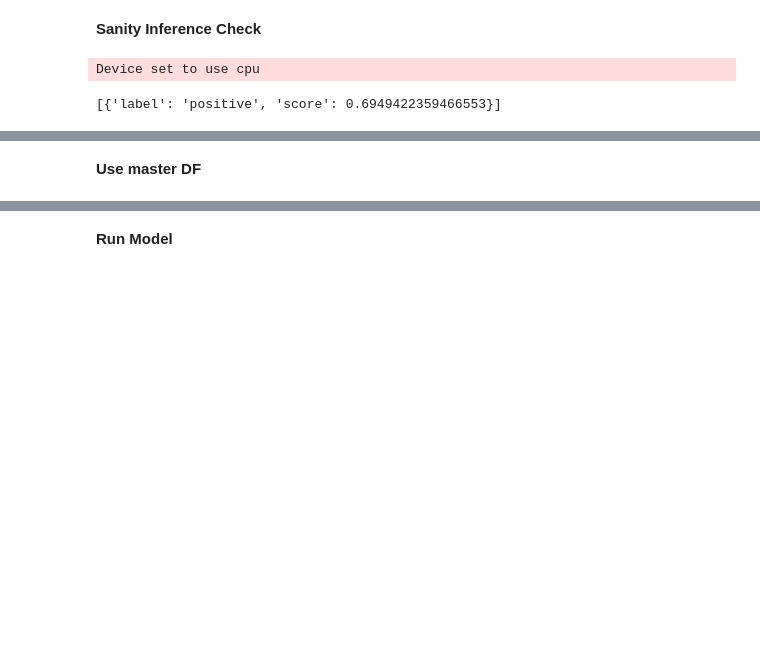
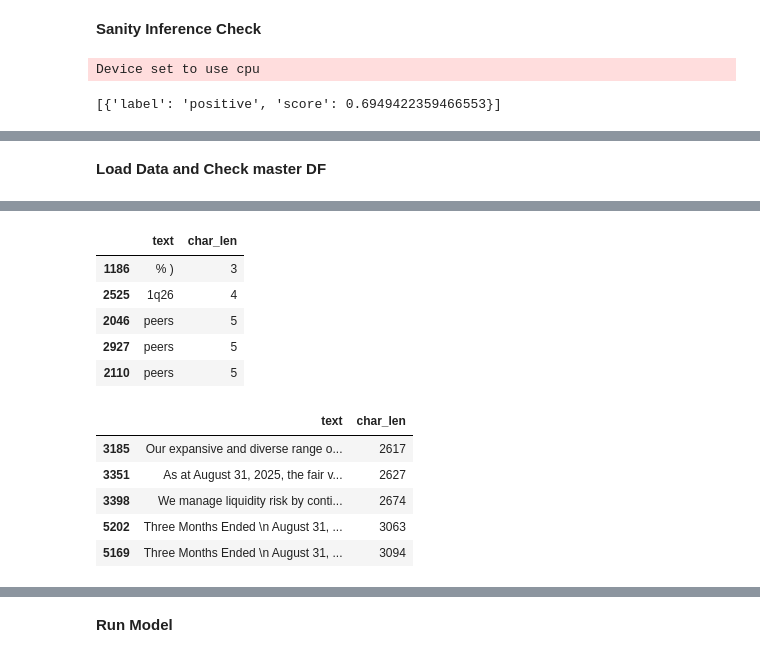
Before and after one commit to SimonKurono/scmc-2025, a Jupyter notebook: nlp/finbert.ipynb, the cells around one changed output, grey strips where cells are left out. Saved outputs shown, nothing was run; the diff lists cells and outputs as text; code cells hidden in the pictures; blank space fills up the shorter version.

Commit message:
Loaded master corpus, needs duplicate removal

```diff
--- a/nlp/finbert.ipynb
+++ b/nlp/finbert.ipynb
@@ -115,7 +33,67 @@ print(master.head())
 # %% [markdown]
-**Use master DF**
+**Load Data and Check master DF**
 # %%
+from collections import Counter
+import re
+import pandas as pd
+master = pd.read_csv('./processed_data/final/master_corpus.csv')
+#Check rows and validate final dataset
 print(master.head())
+print(master["ticker"].unique())
 
-#run finbert
+df = master.copy()
+TEXT_COL = "text"   # change if needed
+
+assert TEXT_COL in df.columns, f"Missing column: {TEXT_COL}"
+
+# --- basic integrity ---
+print("Rows:", len(df))
+print("Columns:", list(df.columns))
+
+# enforce string + fill NaNs
+df[TEXT_COL] = df[TEXT_COL].astype(str).fillna("")
+
+# --- empty / whitespace detection ---
+df["is_empty"] = df[TEXT_COL].str.strip().eq("")
+print("\nEmpty rows:", df["is_empty"].sum())
+
+# --- extremely short fragments ---
+df["char_len"] = df[TEXT_COL].str.len()
+print("Rows < 20 chars:", (df["char_len"] < 20).sum())
+
+# --- extremely long rows (will truncate at 512 tokens) ---
+print("Rows > 2000 chars:", (df["char_len"] > 2000).sum())
+print("Max length:", df["char_len"].max())
+
+# peek at extremes
+display(df.sort_values("char_len").head(5)[[TEXT_COL,"char_len"]])
+display(df.sort_values("char_len").tail(5)[[TEXT_COL,"char_len"]])
+
+# --- duplicate detection ---
+dup_rows = df.duplicated(subset=[TEXT_COL]).sum()
+print("\nDuplicate text rows:", dup_rows)
+
+# --- repeated boilerplate detector (top 10 repeated snippets) ---
+most_common = Counter(df[TEXT_COL]).most_common(10)
+print("\nMost repeated texts:")
+for t, c in most_common:
+    if c > 5:
+        print(f"  {c}x ->", t[:120].replace("\n"," ") + "...")
+
+# --- garbage / artifact heuristic flags ---
+def looks_like_html(s):
+    return bool(re.search(r"<[^>]+>", s))
+
+def looks_like_json(s):
+    return s.strip().startswith("{") and s.strip().endswith("}")
+
+df["html_like"] = df[TEXT_COL].apply(looks_like_html)
+df["json_like"] = df[TEXT_COL].apply(looks_like_json)
+
+print("\nPossible HTML rows:", df["html_like"].sum())
+print("Possible JSON blobs:", df["json_like"].sum())
+
+# --- language / encoding artifacts (optional heuristic) ---
+df["high_symbol_ratio"] = (df[TEXT_COL].str.count(r"[^A-Za-z0-9\s.,;:$%-]") / df["char_len"].clip(lower=1)) > 0.25
+print("Rows with many strange symbols:", df["high_symbol_ratio"].sum())
 # %% [output]
@@ -138,0 +117,12 @@ print(master.head())
+|  | text | char_len |
+| 1186 | % ) | 3 |
+| 2525 | 1q26 | 4 |
+| 2046 | peers | 5 |
+| 2927 | peers | 5 |
+| 2110 | peers | 5 |
+|  | text | char_len |
+| 3185 | Our expansive and diverse range o... | 2617 |
+| 3351 | As at August 31, 2025, the fair v... | 2627 |
+| 3398 | We manage liquidity risk by conti... | 2674 |
+| 5202 | Three Months Ended \n August 31, ... | 3063 |
+| 5169 | Three Months Ended \n August 31, ... | 3094 |
```
Also changed, not shown: parts of 15 cells of this notebook, 11 other files.
